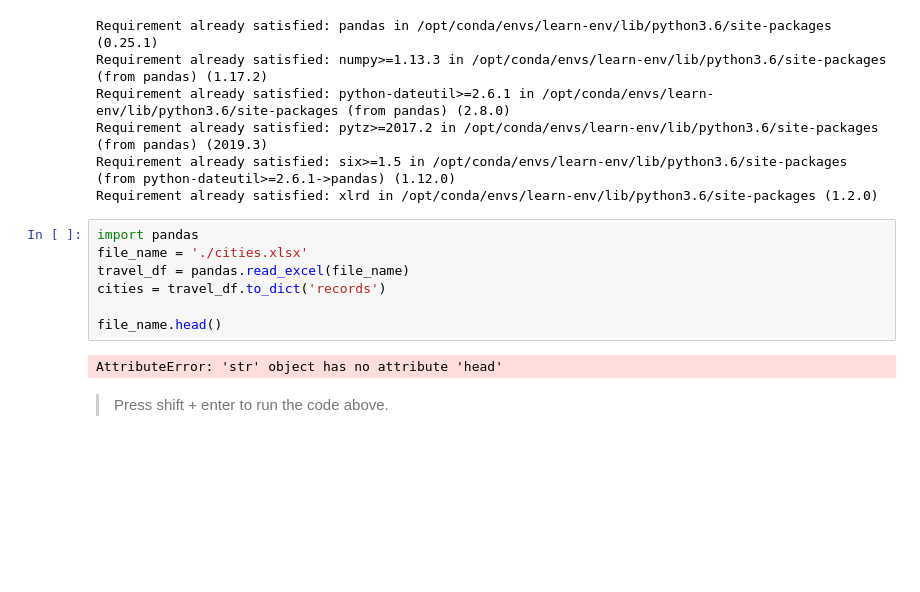
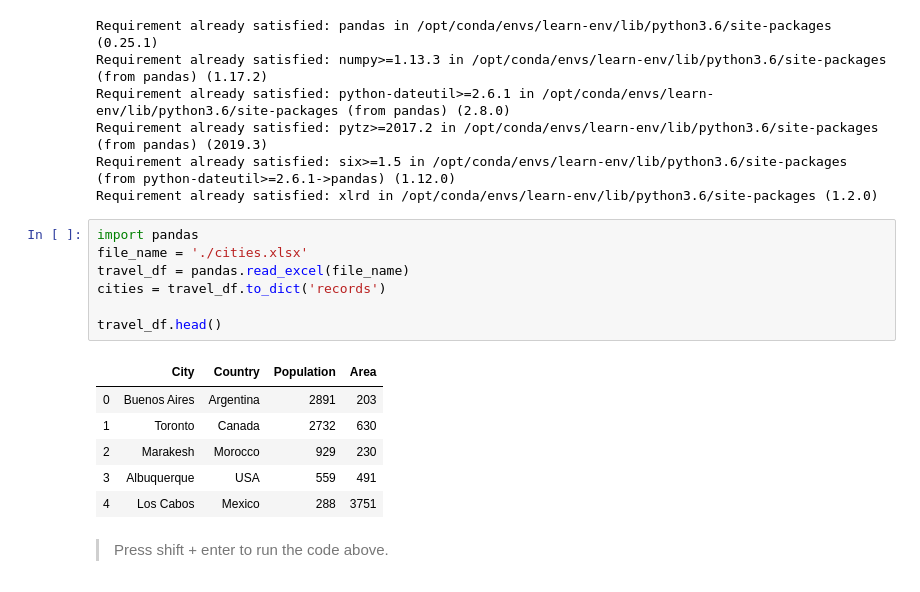
Before and after one commit to yousefkhudair/plotting-data-lab-data-science-intro-000, a Jupyter notebook: index.ipynb, the cells around one changed output. Cells and saved outputs as stored; diff of their text form; blank space fills up the shorter version.

```diff
--- a/index.ipynb
+++ b/index.ipynb
@@ -23,12 +23,17 @@ Requirement already satisfied: xlrd in /opt/conda/envs/learn-env/lib/python3.6/s
 # %%
 import pandas
 file_name = './cities.xlsx'
 travel_df = pandas.read_excel(file_name)
 cities = travel_df.to_dict('records')
 
-file_name.head()
+travel_df.head()
 # %% [output]
-AttributeError: 'str' object has no attribute 'head'
+|  | City | Country | Population | Area |
+| 0 | Buenos Aires | Argentina | 2891 | 203 |
+| 1 | Toronto | Canada | 2732 | 630 |
+| 2 | Marakesh | Morocco | 929 | 230 |
+| 3 | Albuquerque | USA | 559 | 491 |
+| 4 | Los Cabos | Mexico | 288 | 3751 |
 # %% [markdown]
 > Press shift + enter to run the code above.
 # %%
```
